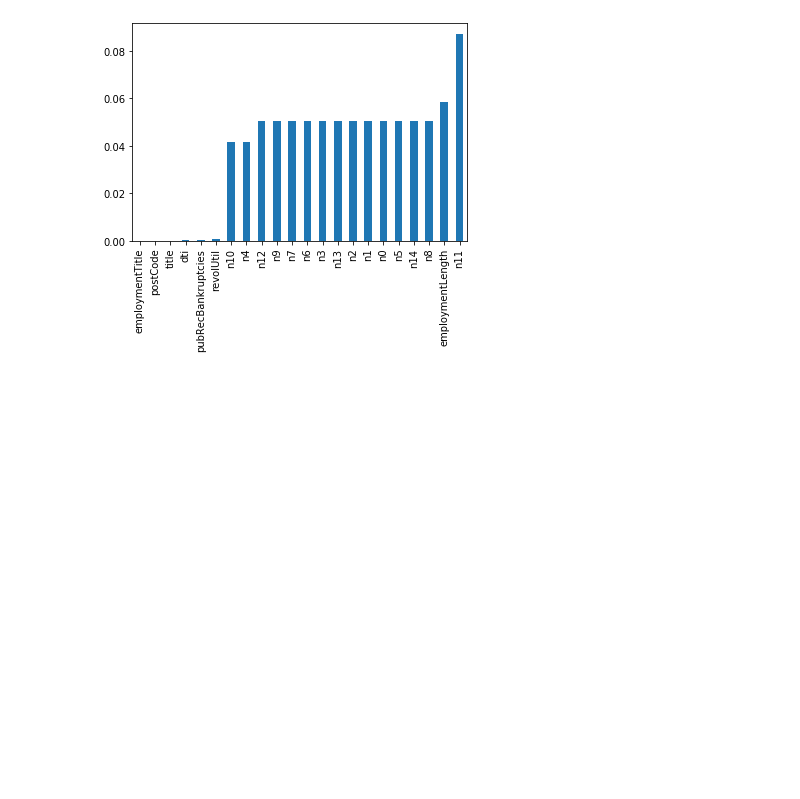
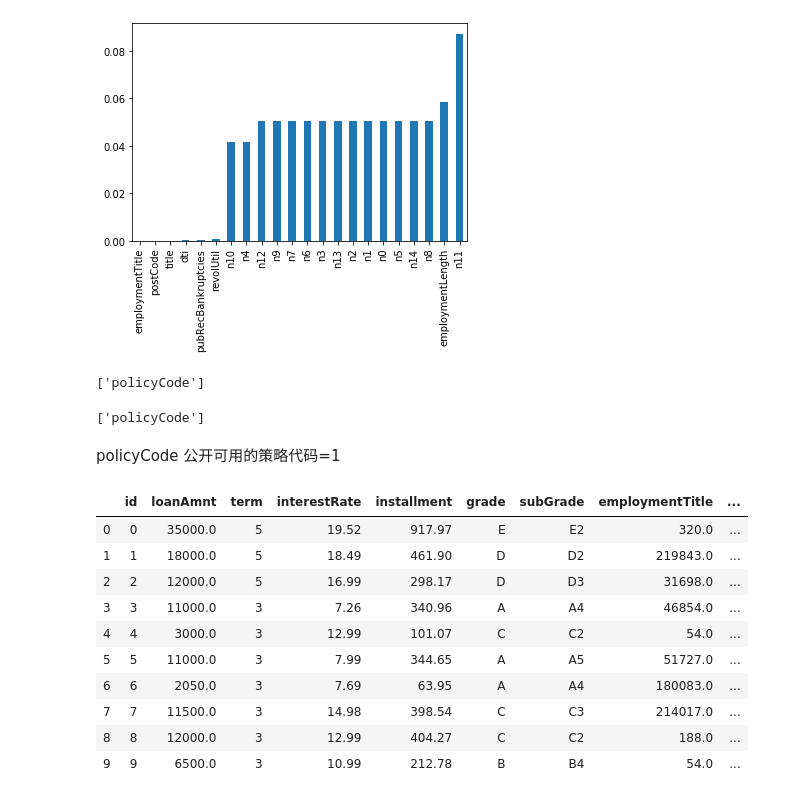
Before and after one commit to shaonfu/DataWhale-FinancialRiskControl, a Jupyter notebook: Task_02_数据分析.ipynb, the cells around one changed output. Drawn from its saved outputs; the diff is of its cells as text; code cells hidden in the pictures; blank space fills up the shorter version.

```diff
--- a/Task_02_数据分析.ipynb
+++ b/Task_02_数据分析.ipynb
@@ -10,7 +28,11 @@ warnings.filterwarnings('ignore')
 # %%
 #win
-data_train = pd.read_csv('D:\DS\data\\train.csv')
-data_testa = pd.read_csv('D:\DS\data\\testA.csv')
+#data_train = pd.read_csv('D:\DS\data\\train.csv')
+#data_testa = pd.read_csv('D:\DS\data\\testA.csv')
+
+#mac
+data_train = pd.read_csv('/Users/ousei/Documents/数据分析/Datawhale/data/train.csv')
+data_testa = pd.read_csv('/Users/ousei/Documents/数据分析/Datawhale/data/testA.csv')
 # %%
 data_train_sample = pd.read_csv("D:\DS\data\\train.csv",nrows=5)
 
@@ -165,0 +191,4 @@ missing.plot.bar()
+# %%
+one_value_fea
+# %% [output]
+['policyCode']
@@ -165,0 +197,21 @@ missing.plot.bar()
+# %%
+one_value_fea_test
+# %% [output]
+['policyCode']
+# %% [markdown]
+policyCode 公开可用的策略代码=1
+# %%
+pd.set_option('display.max_columns', 50)
+data_train.head(10)
+# %% [output]
+|  | id | loanAmnt | term | interestRate | installment | grade | subGrade | employmentTitle | ... |
+| 0 | 0 | 35000.0 | 5 | 19.52 | 917.97 | E | E2 | 320.0 | ... |
+| 1 | 1 | 18000.0 | 5 | 18.49 | 461.90 | D | D2 | 219843.0 | ... |
+| 2 | 2 | 12000.0 | 5 | 16.99 | 298.17 | D | D3 | 31698.0 | ... |
+| 3 | 3 | 11000.0 | 3 | 7.26 | 340.96 | A | A4 | 46854.0 | ... |
+| 4 | 4 | 3000.0 | 3 | 12.99 | 101.07 | C | C2 | 54.0 | ... |
+| 5 | 5 | 11000.0 | 3 | 7.99 | 344.65 | A | A5 | 51727.0 | ... |
+| 6 | 6 | 2050.0 | 3 | 7.69 | 63.95 | A | A4 | 180083.0 | ... |
+| 7 | 7 | 11500.0 | 3 | 14.98 | 398.54 | C | C3 | 214017.0 | ... |
+| 8 | 8 | 12000.0 | 3 | 12.99 | 404.27 | C | C2 | 188.0 | ... |
+| 9 | 9 | 6500.0 | 3 | 10.99 | 212.78 | B | B4 | 54.0 | ... |
```
Also changed, not shown: parts of 3 cells of this notebook.
